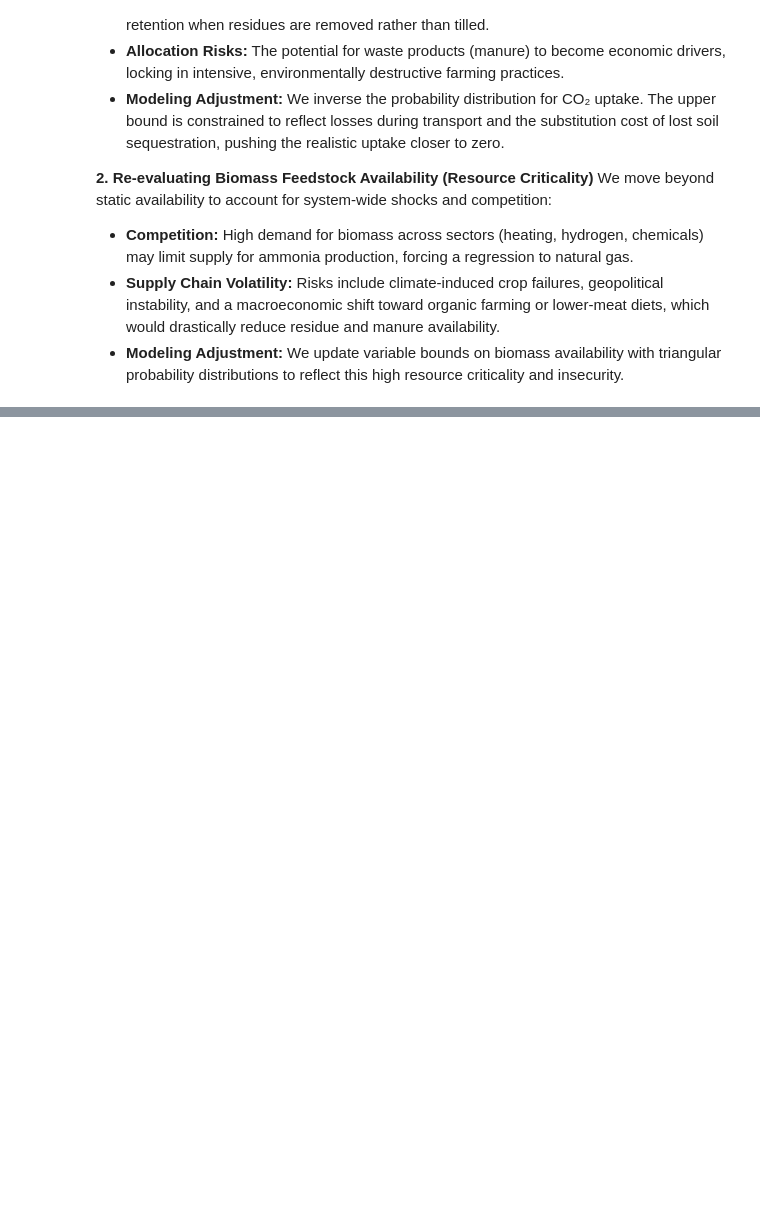
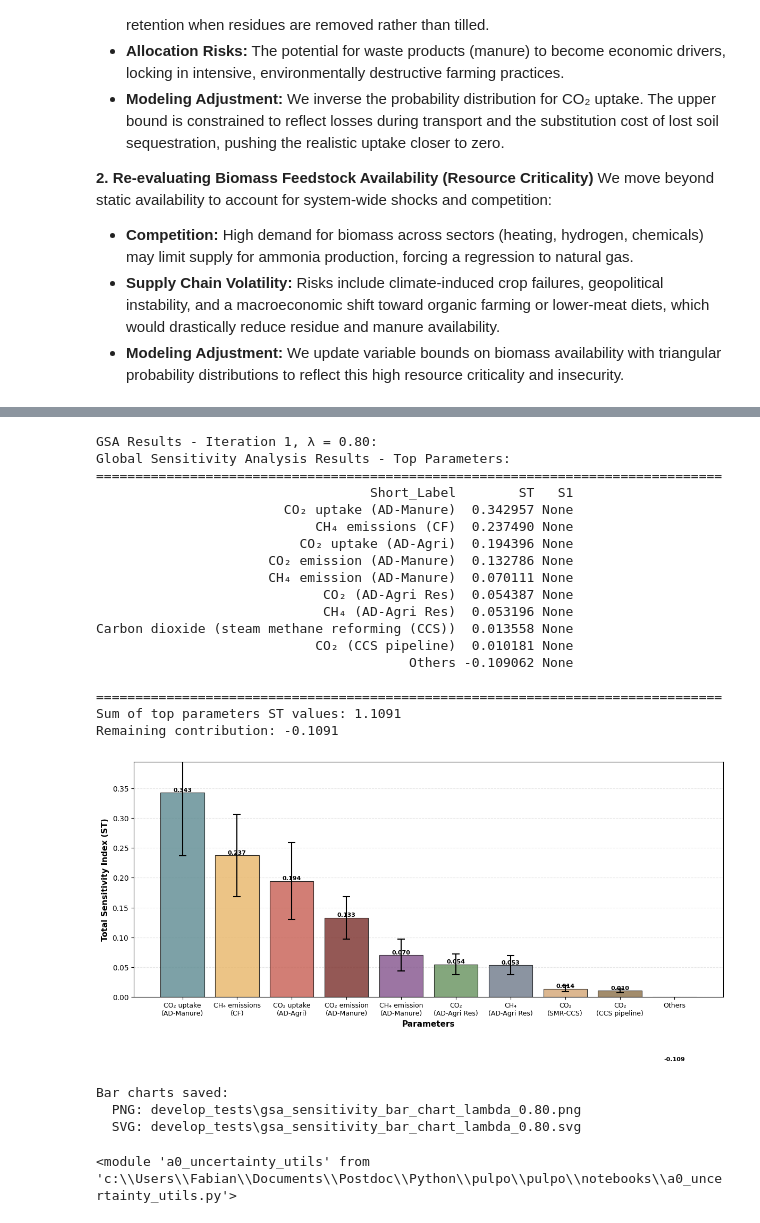
Before and after one commit to flechtenberg/pulpo, a Jupyter notebook: notebooks/01_uncertainty_case copy.ipynb, the cells around one changed output, grey strips where cells are left out. Saved outputs shown, nothing was run; the diff lists cells and outputs as text; code cells hidden in the pictures; blank space fills up the shorter version.

```diff
--- a/notebooks/01_uncertainty_case copy.ipynb
+++ b/notebooks/01_uncertainty_case copy.ipynb
@@ -499,0 +902,13 @@ We move beyond static availability to account for system-wide shocks and competi
+# %%
+# Create GSA worker for λ = 0.8 (Iteration 1)
+pulpo_worker_gsa_it1_08 = deepcopy(pulpo_worker)
+# %%
+pulpo_worker_gsa_it1_08.import_and_filter_uncertainty_data(
+    cutoff=0.000019,
+    scaling_vector_strategy='naive',
+    result_data=results_CC_it1[0.8000000000000003],
+    plot_results=False,
+    plot_n_top_processes=19
+)
+
+pulpo_worker_gsa_it1_08.apply_uncertainty_strategies(strategies=all_strategies_it1)
@@ -499,0 +933,9 @@ We move beyond static availability to account for system-wide shocks and competi
+# %%
+total_Si_it1_08, sensitivity_indices_it1_08 = pulpo_worker_gsa_it1_08.run_gsa(
+    result_data=results_CC_it1[0.8000000000000003],
+    sample_method=sample_method,
+    SA_method=SA_method,
+    sample_size=100,
+    plot_gsa_results=False,
+    top_sensitivity_amt=20
+)
@@ -499,0 +1129,46 @@ We move beyond static availability to account for system-wide shocks and competi
+# %%
+# Bar chart for λ = 0.80
+gsa_df_it1_08, sum_st_it1_08, remaining_it1_08 = unc_utils.process_gsa_results(total_Si_it1_08, inv_map, proc_map, top_n=9)
+print("GSA Results - Iteration 1, λ = 0.80:")
+unc_plots.print_gsa_summary(gsa_df_it1_08, print_mapping_reference=False)
+
+bar_chart_paths_it1_08 = unc_plots.plot_gsa_bar_chart(
+    total_Si_it1_08,
+    inv_map,
+    proc_map,
+    results_dir=DIRECTORY,
+    figsize=(12, 6),
+    save_plot=True,
+    show_plot=True,
+    lambda_value=0.80,
+    top_n=9
+)
+print(f"\nBar charts saved:\n  PNG: {bar_chart_paths_it1_08['png']}\n  SVG: {bar_chart_paths_it1_08['svg']}")
+# %% [output]
+GSA Results - Iteration 1, λ = 0.80:
+Global Sensitivity Analysis Results - Top Parameters:
+================================================================================
+                                   Short_Label        ST   S1
+                        CO₂ uptake (AD-Manure)  0.342957 None
+                            CH₄ emissions (CF)  0.237490 None
+                          CO₂ uptake (AD-Agri)  0.194396 None
+                      CO₂ emission (AD-Manure)  0.132786 None
+                      CH₄ emission (AD-Manure)  0.070111 None
+                             CO₂ (AD-Agri Res)  0.054387 None
+                             CH₄ (AD-Agri Res)  0.053196 None
+Carbon dioxide (steam methane reforming (CCS))  0.013558 None
+                            CO₂ (CCS pipeline)  0.010181 None
+                                        Others -0.109062 None
+
+================================================================================
+Sum of top parameters ST values: 1.1091
+Remaining contribution: -0.1091
+[figure, added]
+Bar charts saved:
+  PNG: develop_tests\gsa_sensitivity_bar_chart_lambda_0.80.png
+  SVG: develop_tests\gsa_sensitivity_bar_chart_lambda_0.80.svg
+# %%
+importlib.reload(unc_plots)  # Ensure latest plotting code is used
+importlib.reload(unc_utils)  # Ensure latest utility code is used
+# %% [output]
+<module 'a0_uncertainty_utils' from 'c:\\Users\\Fabian\\Documents\\Postdoc\\Python\\pulpo\\pulpo\\notebooks\\a0_uncertainty_utils.py'>
```
Also changed, not shown: parts of 48 cells of this notebook, 2 other files.
